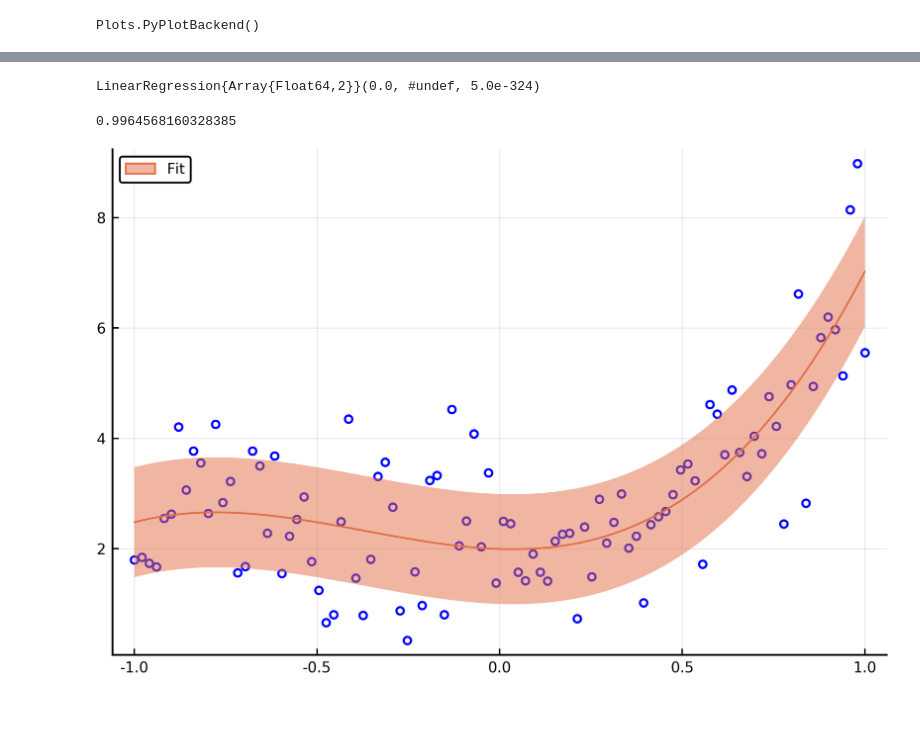
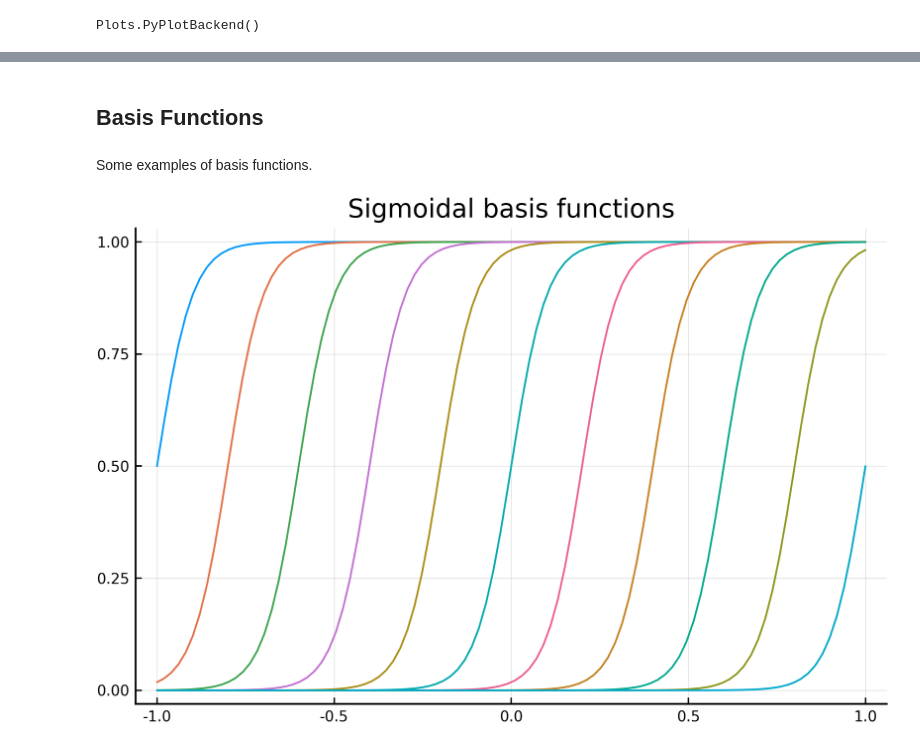
Before and after one commit to ulinares/PRML, a Jupyter notebook: notebooks/Chapter3.ipynb, the cells around one changed output, grey strips where cells are left out. Cells and saved outputs as stored; diff of their text form; code cells hidden in the pictures; blank space fills up the shorter version.

```diff
--- a/notebooks/Chapter3.ipynb
+++ b/notebooks/Chapter3.ipynb
@@ -57,13 +19,16 @@ y = [3 * x_^2 + 2x_^3 + randn() + 2 for x_ in X];
-# %%
-lm = LinearRegression()
-# %% [output]
-LinearRegression{Array{Float64,2}}(0.0, #undef, 5.0e-324)
-# %%
-fit!(lm, Φ, y)
-# %% [output]
-0.9964568160328385
-# %%
-scatter(X, y, label="")
-plot!(X, [(lm.coefs' * Φ[i, :])[1] for i in 1:size(Φ)[1]], ribbon=lm.σ * ones(size(Φ)[1]), label="Fit")
-# %% [output]
-[figure, removed]
+# %% [markdown]
+## Basis Functions
+# %% [markdown]
+Some examples of basis functions.
+# %%
+μs = range(-1, 1, length=11)
+x = range(-1, 1, length=100)
+s = 0.05
+p = plot(legend=false)
+for μ in μs
+    plot!(x, x -> S(x, μ, s))
+end
+title!("Sigmoidal basis functions")
+p
+# %% [output]
+[figure, added]
```
Also changed, not shown: parts of 19 cells of this notebook.
